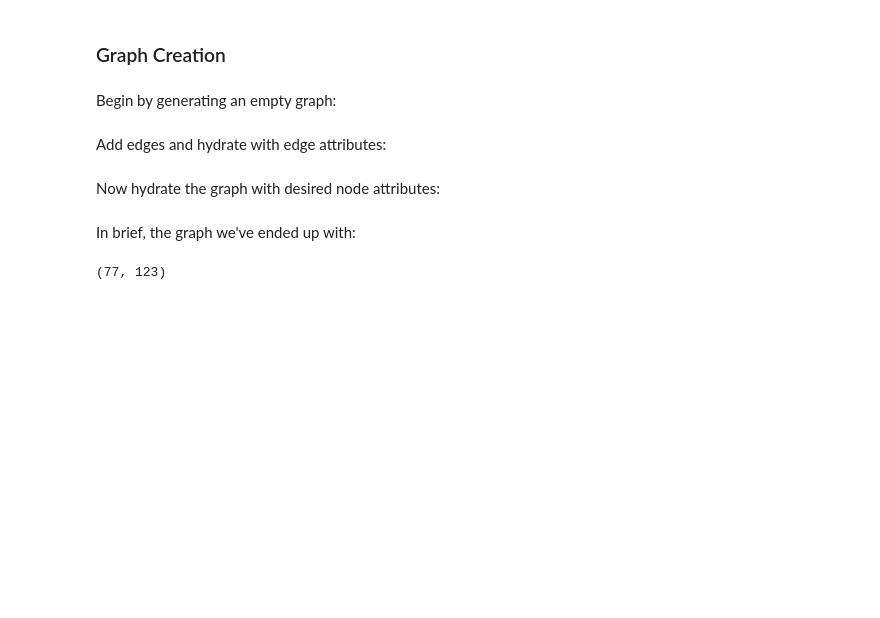
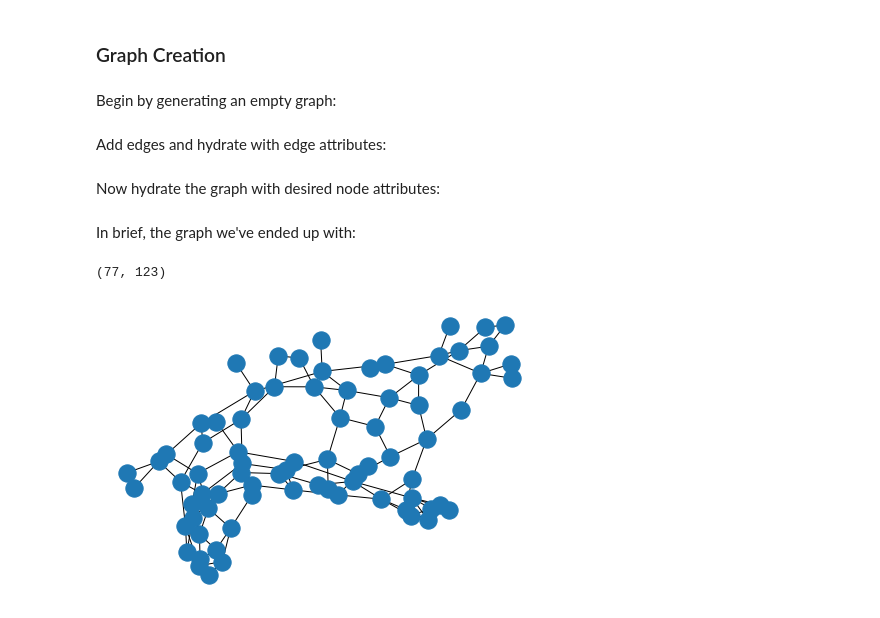
Before and after one commit to oaao/graphic-novels, a Jupyter notebook: novels/algorithms/Route Inspection Problem.ipynb, the cells around one changed output. Drawn from its saved outputs; the diff is of its cells as text; code cells hidden in the pictures; blank space fills up the shorter version.

Commit message:
rev [n/algorithms]: route inspection: finalise graph creation

```diff
--- a/novels/algorithms/Route Inspection Problem.ipynb
+++ b/novels/algorithms/Route Inspection Problem.ipynb
@@ -119,3 +119,7 @@ In brief, the graph we've ended up with:
 g.number_of_nodes(), g.number_of_edges()
 # %% [output]
 (77, 123)
+# %%
+nx.draw(g)
+# %% [output]
+[figure, added]
```
Also changed, not shown: parts of 1 cell of this notebook.
